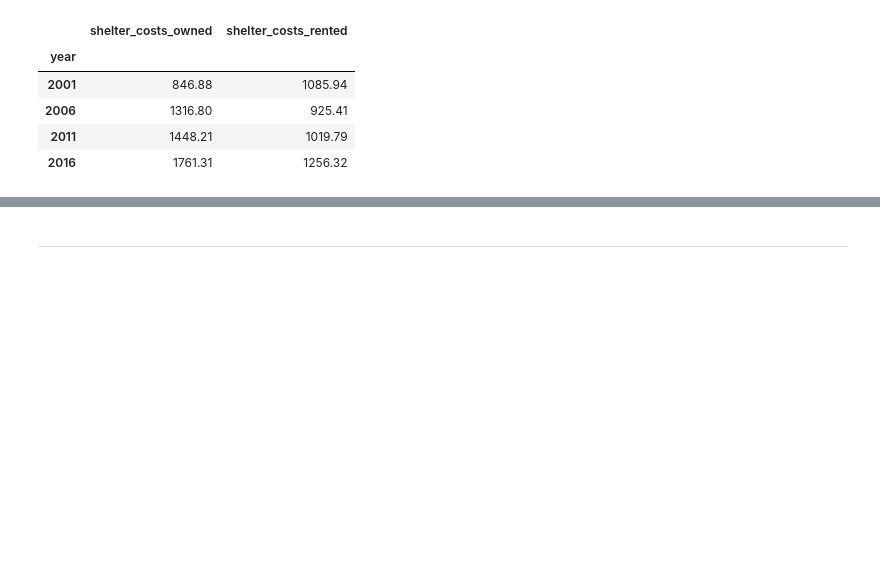
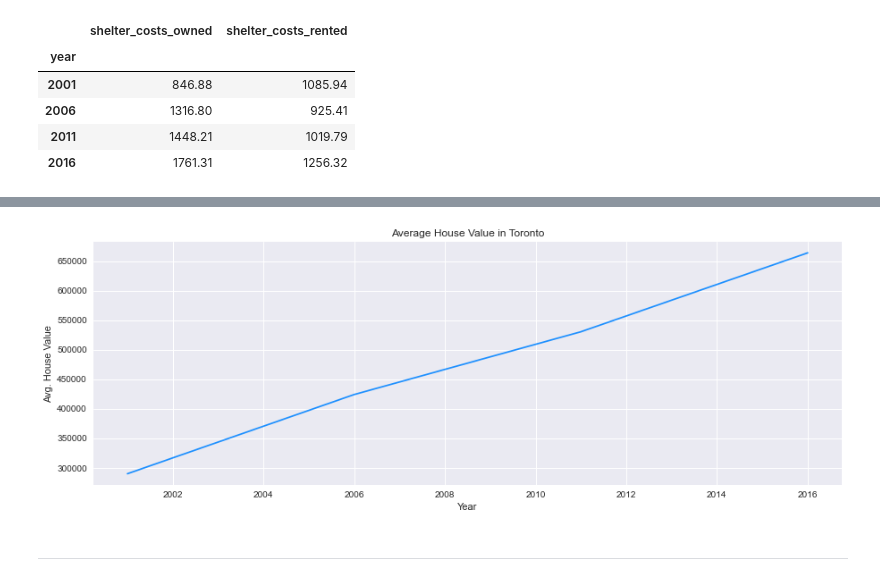
Before and after one commit to adamgulyas/pyviz-homework, a Jupyter notebook: rental_analysis.ipynb, the cells around one changed output, grey strips where cells are left out. Drawn from its saved outputs; the diff is of its cells as text; code cells hidden in the pictures; blank space fills up the shorter version.

```diff
--- a/rental_analysis.ipynb
+++ b/rental_analysis.ipynb
@@ -156,2 +208,10 @@ In this section, you want to determine the average house value per year. An inve
 # %%
 # Calculate the average house value per year
+avg_house_value_yr = (
+    to_data[['average_house_value']]
+    .groupby([to_data.index])
+    .mean()
+    .round(2)
+)
+
+avg_house_value_yr.head()
@@ -158,5 +225,14 @@ In this section, you want to determine the average house value per year. An inve
 # %%
 # Plot the average house value per year as a line chart
+create_line_chart(
+    avg_house_value_yr,
+    'Average House Value in Toronto',
+    'Year',
+    'Avg. House Value',
+    'DodgerBlue'
+)
+# %% [output]
+[figure, added]
 # %% [markdown]
 - - -
 # %% [markdown]
```
Also changed, not shown: parts of 14 cells of this notebook.
